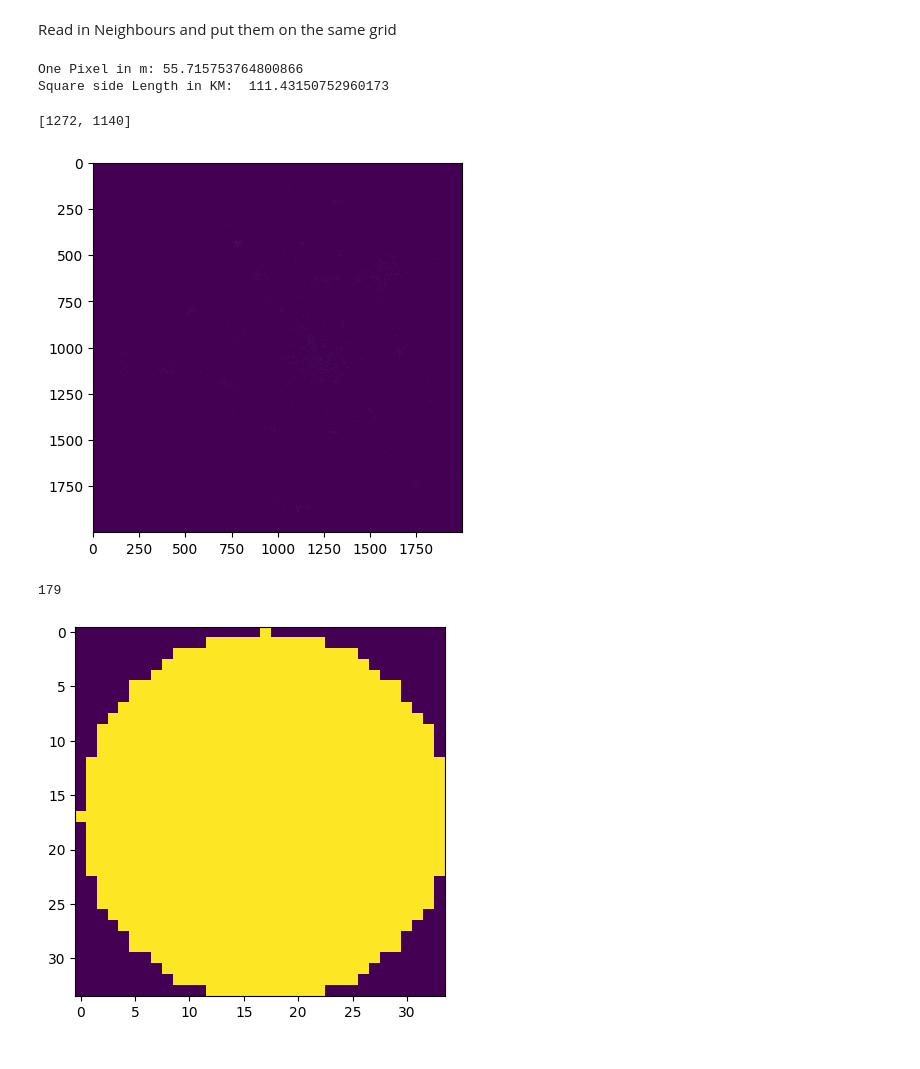
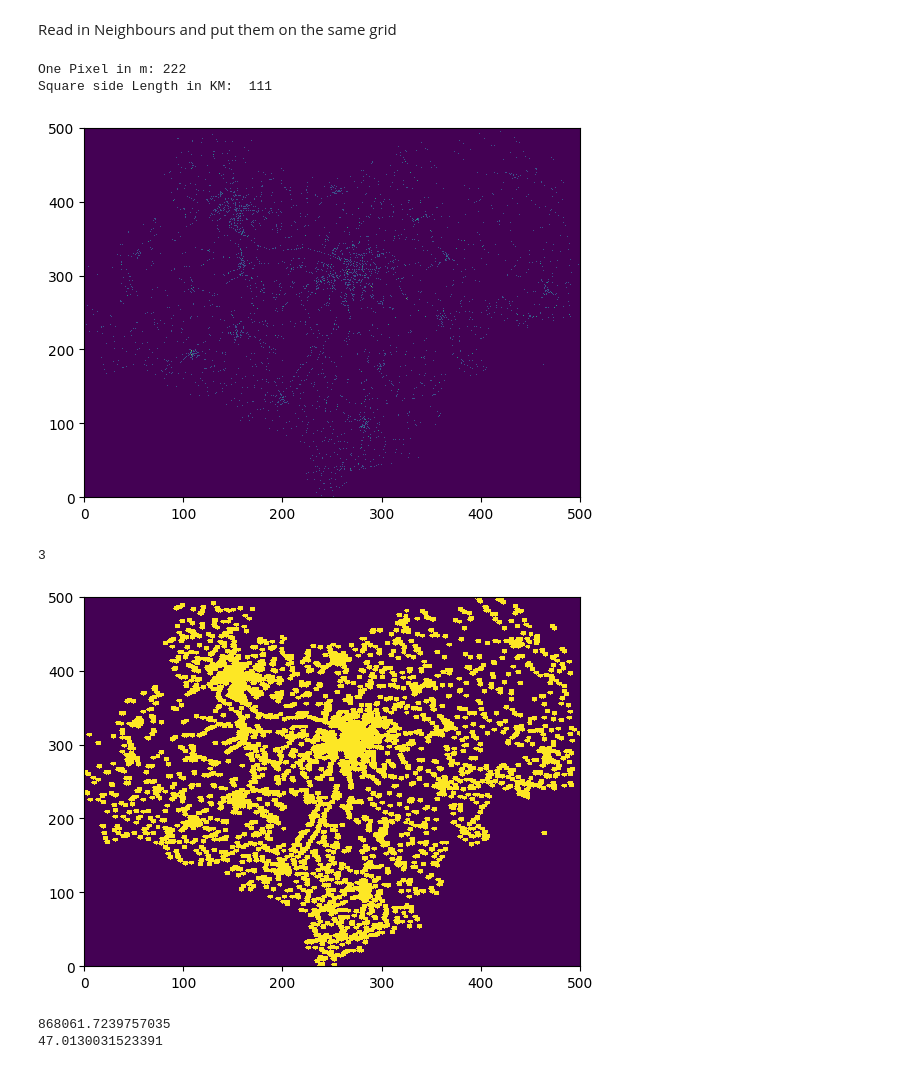
Before and after one commit to lauris-schleussner/Datascience2, a Jupyter notebook: People living distance from stop.ipynb, the cells around one changed output. Drawn from its saved outputs; the diff is of its cells as text; code cells hidden in the pictures.

Commit message:
run coverage calculations for all cities and plot the results

```diff
--- a/People living distance from stop.ipynb
+++ b/People living distance from stop.ipynb
@@ -94,43 +106,33 @@ side = diagonal / m.sqrt(2)
 # Maßstab berechnen
 onepxlength = side / GRIDSIZE # length of one pixel in grid in KM
 
-print("One Pixel in m:", onepxlength * 1000)
-print("Square side Length in KM: ", side)
+print("One Pixel in m:", int(onepxlength * 1000))
+print("Square side Length in KM: ", int(side))
 # %% [output]
-One Pixel in m: 55.715753764800866
-Square side Length in KM:  111.43150752960173
+One Pixel in m: 222
+Square side Length in KM:  111
 # %%
-import json
-from utils import load_stops_as_dict
-from scipy.ndimage import gaussian_filter
-from scipy.signal import convolve2d, fftconvolve
-import numpy as np
-
-id_list = df_coordinates["stop_id"].tolist()
 latlist = df_coordinates["stop_lat"].tolist()
 lonlist = df_coordinates["stop_lon"].tolist()
 
 STOPSGRID = [[0 for i in range(GRIDSIZE)] for j in range (GRIDSIZE)] # create grid thats 0-99
 
-for id, lat, lon in zip(id_list, latlist, lonlist):
 
-    # convert directly to grid indices
-    xind, yind = getindices(lat, lon)
+for lat, lon in zip(latlist, lonlist):
+    row = int((lat - minlat) // lat_step)
+    col = int((lon - minlon) // lon_step)
+    if row < GRIDSIZE and col < GRIDSIZE:
+        STOPSGRID[row][col] += 1
 
-    # not all stops are inside of the bounding box created earlier
-    if (0 <= yind < GRIDSIZE) and (0 <= xind < GRIDSIZE):
-        STOPSGRID[yind][xind] += 1
+plt.pcolormesh(STOPSGRID)
+plt.show()
 # %% [output]
-[1272, 1140]
-[figure, old version]
+[figure, new version]
 # %%
-
-
-
 def convolve_stopgrid(radius): # radius in m
 
-    # radius in px
-    radius_px = m.floor(radius / (onepxlength * 1000))
+    # radius in px, add 1 for good measure
+    radius_px = m.floor(radius / (onepxlength * 1000)) + 1
 
     print(radius_px)
 
@@ -151,14 +153,27 @@ def convolve_stopgrid(radius): # radius in m
             else:
                 circlegrid[x][y] = 0
 
-    convolved_stopgrid = signal.fftconvolve(STOPSGRID, circlegrid, mode = "valid")
+    convolved_stopgrid = signal.fftconvolve(STOPSGRID, circlegrid, mode = "same")
+
 
     return convolved_stopgrid
 
-a = convolve_stopgrid(radius = 10000)
+CONVOLVED = convolve_stopgrid(radius = 500)
+CONVOLVED = np.where(CONVOLVED>0 + 10e-3, 1, 0) # so we dont double count pixels which are in range of multiple stops. set every pixel greater than 1 to 1 and all other ones to 0. Because of float error we need a small corrector
 
-plt.imshow(circlegrid)
+plt.pcolormesh(CONVOLVED)
 plt.show()
+# convert to list and get final number
+people = 0
+for x in range(GRIDSIZE):
+    for y in range(GRIDSIZE):
+        if (CONVOLVED[x][y] >= 1):
+            people += POPULATIONGRID[x][y]
+
+print(people)
+print(people / TOTALPOP * 100)
 # %% [output]
-179
+3
-[figure, old version]
+[figure, new version]
+868061.7239757035
+47.0130031523391
```
Also changed, not shown: parts of 7 cells of this notebook, 2 other files.
